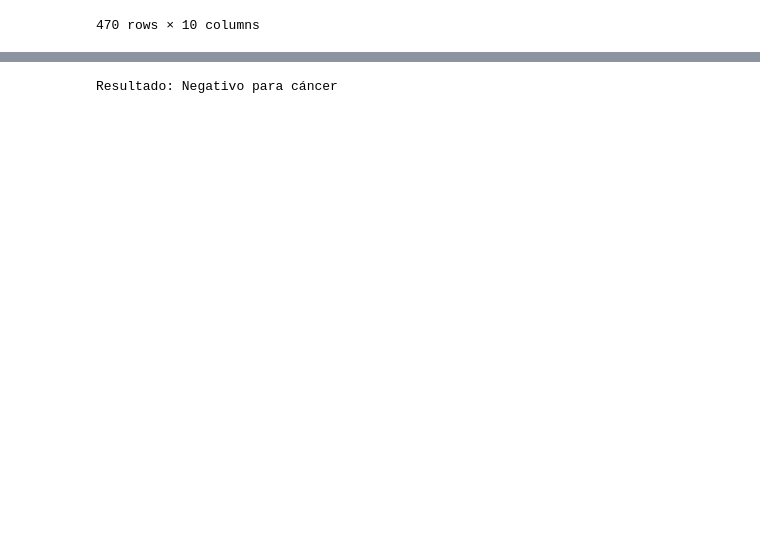
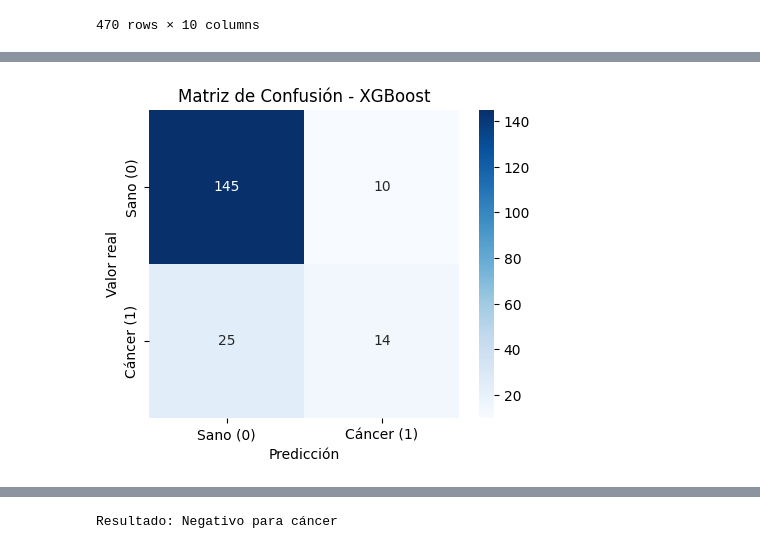
Before and after one commit to Pepe08tn/Proyecto-PIA-2025, a Jupyter notebook: notebooks/note.ipynb, the cells around one changed output, grey strips where cells are left out. Drawn from its saved outputs; the diff is of its cells as text; code cells hidden in the pictures; blank space fills up the shorter version.

```diff
--- a/notebooks/note.ipynb
+++ b/notebooks/note.ipynb
@@ -356,10 +433,0 @@ plt.show()
-# %%
-# XGBoost Classifier
-modelo_xgb = XGBClassifier(eval_metric='logloss')
-modelo_xgb.fit(x_entrenamiento, y_entrenamiento)
-y_pred_xgb = modelo_xgb.predict(x_prueba)
-print("\nModelo con XGBoost")
-print(confusion_matrix(y_prueba, y_pred_xgb))
-print(classification_report(y_prueba, y_pred_xgb))
-csv_score_xgb = cross_val_score(modelo_xgb, X, y, cv=5)
-print(f"Validación cruzada (XGB) - accuracy promedio: {csv_score_xgb.mean():.2f}")
@@ -397,0 +452,87 @@ plt.show()
+# %%
+import numpy as np
+import matplotlib.pyplot as plt
+import seaborn as sns
+from sklearn.metrics import accuracy_score, confusion_matrix, classification_report
+from scipy.stats import mode
+from sklearn.linear_model import LogisticRegression
+from sklearn.preprocessing import StandardScaler
+
+# Escalado para regresión logística (importante para este modelo)
+scaler = StandardScaler()
+x_entrenamiento_scaled = scaler.fit_transform(x_entrenamiento)
+x_prueba_scaled = scaler.transform(x_prueba)
+
+# Entrenar Regresión Logística
+lr_model = LogisticRegression(max_iter=1000, random_state=42)
+lr_model.fit(x_entrenamiento_scaled, y_entrenamiento)
+
+# Predicciones base de los 3 modelos
+pred_xgb = xgb_model.predict(x_prueba)
+pred_rf = rf_model.predict(x_prueba)
+pred_lr = lr_model.predict(x_prueba_scaled)
+
+# Accuracy base
+acc_xgb = accuracy_score(y_prueba, pred_xgb)
+acc_rf = accuracy_score(y_prueba, pred_rf)
+acc_lr = accuracy_score(y_prueba, pred_lr)
+
+print(f"Accuracy XGBoost: {acc_xgb*100:.2f}%")
+print(f"Accuracy Random Forest: {acc_rf*100:.2f}%")
+print(f"Accuracy Regresión Logística: {acc_lr*100:.2f}%")
+
+# --- Ensemble 1: Votación dura (3 modelos) ---
+preds = np.vstack((pred_xgb, pred_rf, pred_lr)).T
+final_pred_hard = mode(preds, axis=1).mode.flatten()
+acc_hard = accuracy_score(y_prueba, final_pred_hard)
+print(f"Accuracy Ensemble Votación dura: {acc_hard*100:.2f}%")
+
+# --- Ensemble 2: Votación suave (promedio de probabilidades) ---
+proba_xgb = xgb_model.predict_proba(x_prueba)
+proba_rf = rf_model.predict_proba(x_prueba)
+proba_lr = lr_model.predict_proba(x_prueba_scaled)
+proba_avg = (proba_xgb + proba_rf + proba_lr) / 3
+final_pred_soft = np.argmax(proba_avg, axis=1)
+acc_soft = accuracy_score(y_prueba, final_pred_soft)
+print(f"Accuracy Ensemble Votación suave: {acc_soft*100:.2f}%")
+
+# --- Ensemble 3: Stacking con los 3 modelos ---
+proba_xgb_train = xgb_model.predict_proba(x_entrenamiento)
+proba_rf_train = rf_model.predict_proba(x_entrenamiento)
+proba_lr_train = lr_model.predict_proba(x_entrenamiento_scaled)
+X_meta_train = np.hstack((proba_xgb_train, proba_rf_train, proba_lr_train))
+
+meta_model = LogisticRegression(max_iter=1000, random_state=42)
+meta_model.fit(X_meta_train, y_entrenamiento)
+
+proba_xgb_test = xgb_model.predict_proba(x_prueba)
+proba_rf_test = rf_model.predict_proba(x_prueba)
+proba_lr_test = lr_model.predict_proba(x_prueba_scaled)
+X_meta_test = np.hstack((proba_xgb_test, proba_rf_test, proba_lr_test))
+
+final_pred_stack = meta_model.predict(X_meta_test)
+acc_stack = accuracy_score(y_prueba, final_pred_stack)
+print(f"Accuracy Ensemble Stacking: {acc_stack*100:.2f}%")
+
+# --- Función para graficar matriz ---
+def plot_conf_matrix(y_true, y_pred, title, etiquetas=["Sano (0)", "Cáncer (1)"]):
+    cm = confusion_matrix(y_true, y_pred)
+    plt.figure(figsize=(5,4))
+    sns.heatmap(cm, annot=True, fmt="d", cmap="Blues", xticklabels=etiquetas, yticklabels=etiquetas)
+    plt.xlabel("Predicción")
+    plt.ylabel("Valor real")
+    plt.title(title)
+    plt.show()
+
+# Graficar matrices
+plot_conf_matrix(y_prueba, pred_xgb, "Matriz de Confusión - XGBoost")
+plot_conf_matrix(y_prueba, pred_rf, "Matriz de Confusión - Random Forest")
+plot_conf_matrix(y_prueba, pred_lr, "Matriz de Confusión - Regresión Logística")
+plot_conf_matrix(y_prueba, final_pred_hard, "Matriz de Confusión - Ensemble Votación dura")
+plot_conf_matrix(y_prueba, final_pred_soft, "Matriz de Confusión - Ensemble Votación suave")
+plot_conf_matrix(y_prueba, final_pred_stack, "Matriz de Confusión - Ensemble Stacking")
+
+# Reporte clasificación del stacking
+print("\nReporte Ensemble Stacking:")
+print(classification_report(y_prueba, final_pred_stack))
+# %% [output]
@@ -397,0 +545 @@ plt.show()
+[figure, added]
```
Also changed, not shown: parts of 14 cells of this notebook, 2 other files.
